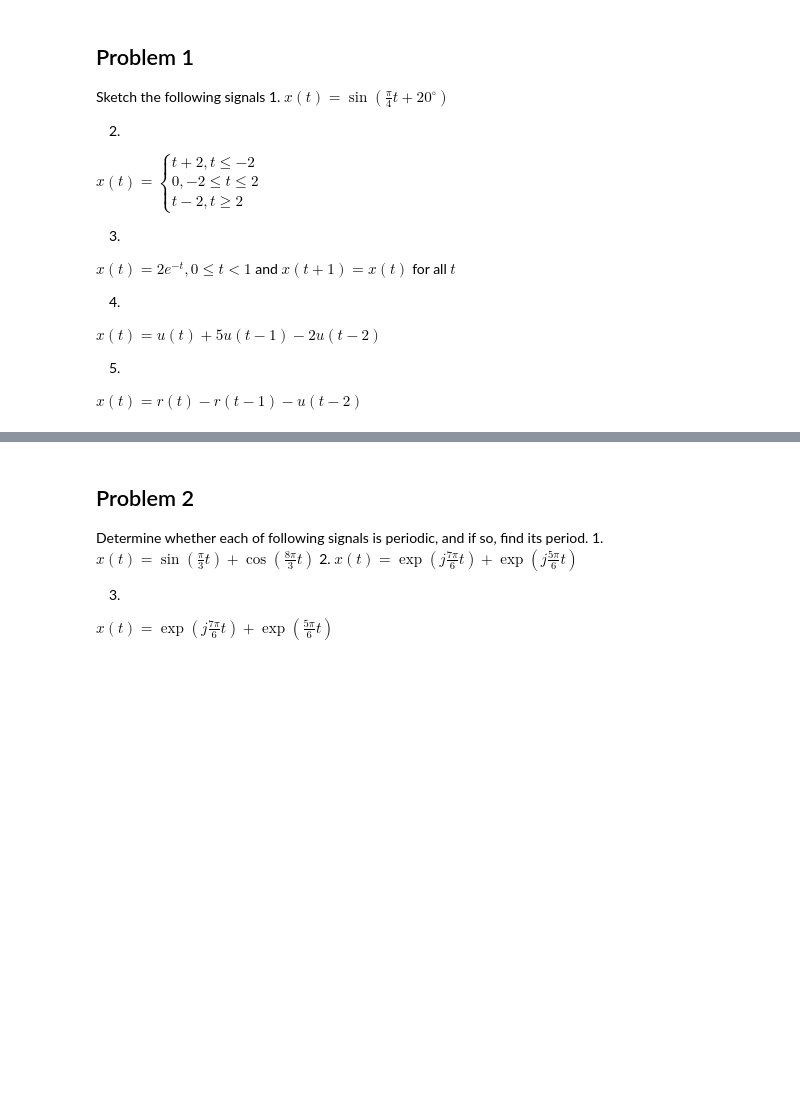
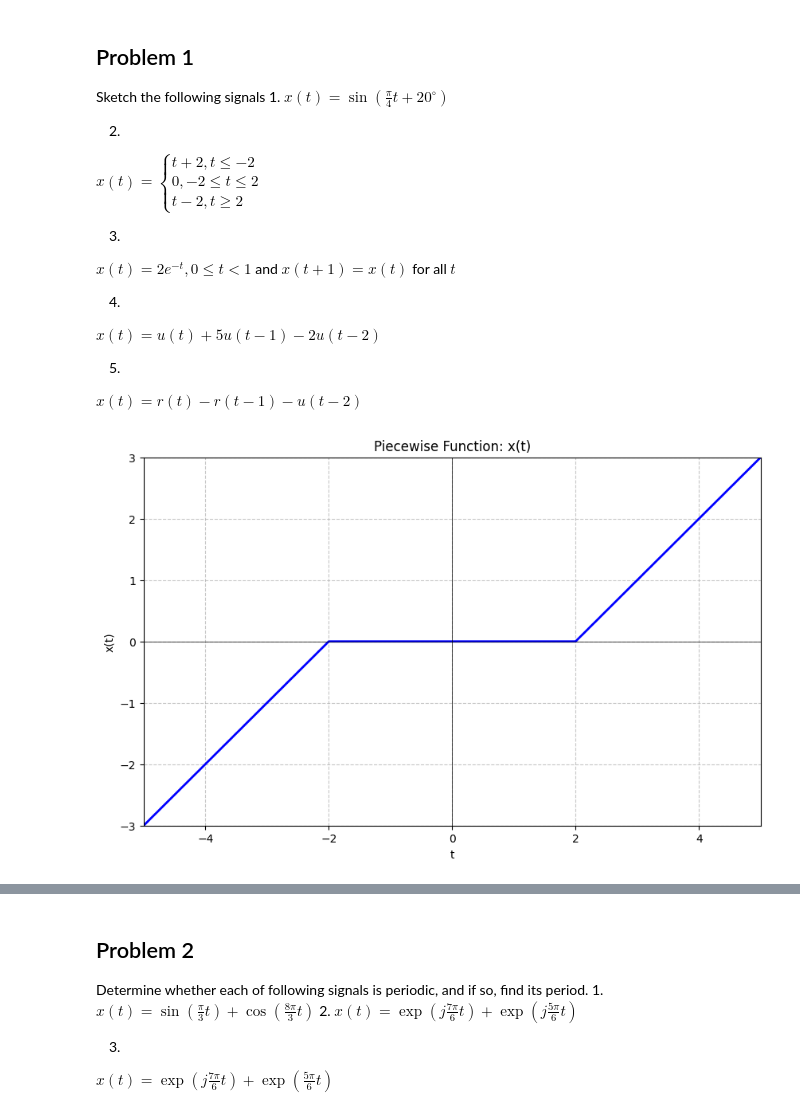
Before and after one commit to ChanatpakornS/Chula-CP-Courses, a Jupyter notebook: CU_ComEngMath_2/assignment/Com_Eng_Math_2_1_2024_Assignment_1.ipynb, the cells around one changed output, grey strips where cells are left out. Cells and saved outputs as stored; diff of their text form; code cells hidden in the pictures; blank space fills up the shorter version.

```diff
--- a/CU_ComEngMath_2/assignment/Com_Eng_Math_2_1_2024_Assignment_1.ipynb
+++ b/CU_ComEngMath_2/assignment/Com_Eng_Math_2_1_2024_Assignment_1.ipynb
@@ -29,3 +29,39 @@ $x(t) = u(t) + 5u(t-1) -2u(t-2)$
 
 5.
 $x(t) = r(t) - r(t-1) - u(t-2)$
+# %%
+def x(t):
+    return np.piecewise(t,
+        [t <= -2, (t > -2) & (t < 2), t >= 2],
+        [lambda t: t + 2, lambda t: 0, lambda t: t - 2])
+
+# Create an array of t values
+t = np.linspace(-5, 5, 1000)
+
+# Calculate x values
+x_values = x(t)
+
+# Create the plot
+plt.figure(figsize=(10, 6))
+plt.plot(t, x_values, 'b-', linewidth=2)
+
+# Add labels and title
+plt.xlabel('t')
+plt.ylabel('x(t)')
+plt.title('Piecewise Function: x(t)')
+
+# Add grid
+plt.grid(True, linestyle='--', alpha=0.7)
+
+# Add horizontal and vertical lines at x=0 and y=0
+plt.axhline(y=0, color='k', linestyle='-', linewidth=0.5)
+plt.axvline(x=0, color='k', linestyle='-', linewidth=0.5)
+
+# Set the axis limits
+plt.xlim(-5, 5)
+plt.ylim(-3, 3)
+
+# Show the plot
+plt.show()
+# %% [output]
+[figure, added]
```
Also changed, not shown: parts of 5 cells of this notebook.
